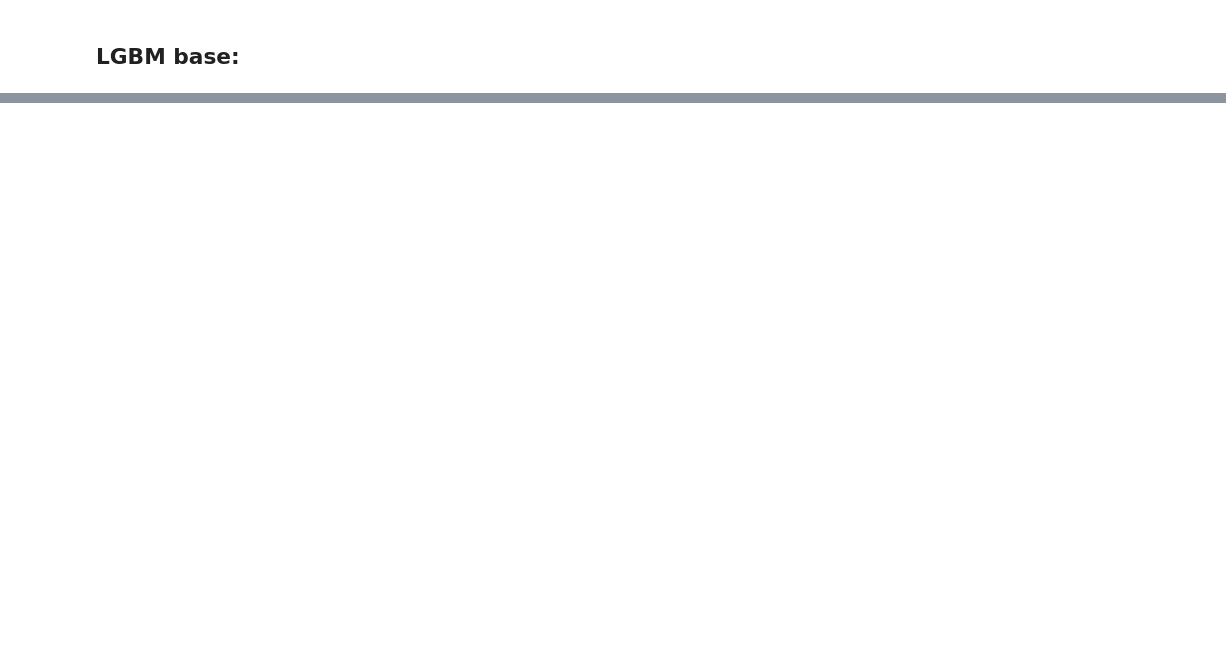
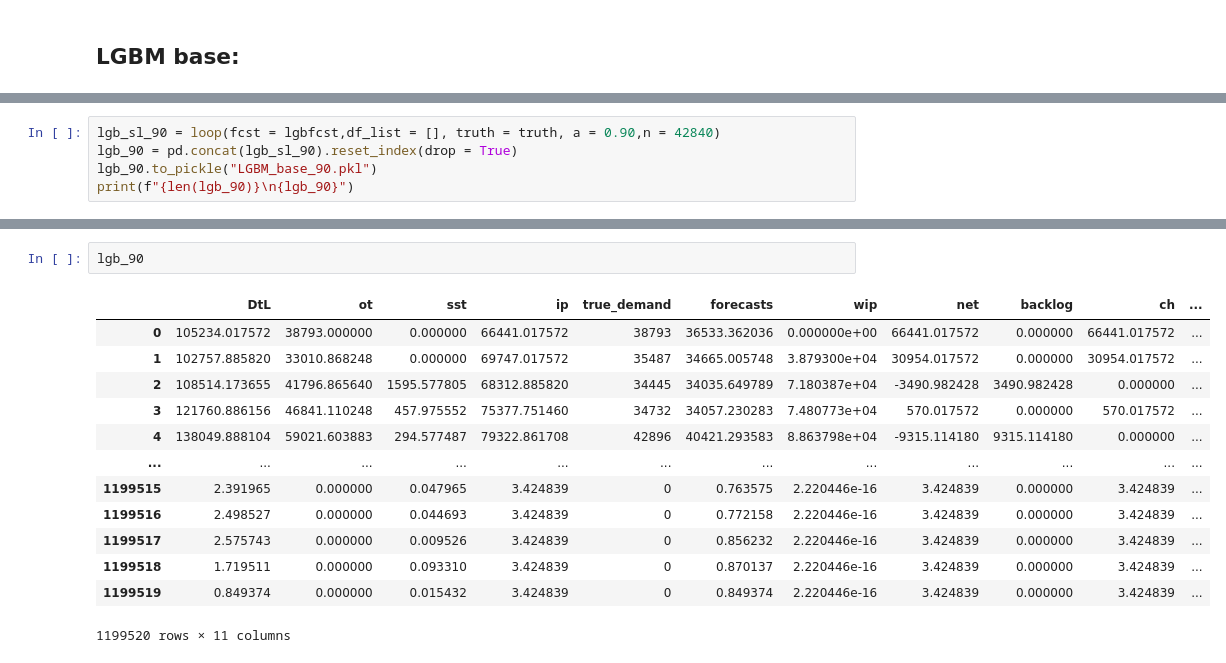
Before and after one commit to y1ngjiezhao/ExtensionForHFModeling, a Jupyter notebook: Simulation.ipynb, the cells around one changed output, grey strips where cells are left out. Saved outputs shown, nothing was run; the diff lists cells and outputs as text; blank space fills up the shorter version.

```diff
--- a/Simulation.ipynb
+++ b/Simulation.ipynb
@@ -116,0 +167,5 @@ l1 = a99[['backlog']]
+# %%
+lgb_sl_90 = loop(fcst = lgbfcst,df_list = [], truth = truth, a = 0.90,n = 42840)
+lgb_90 = pd.concat(lgb_sl_90).reset_index(drop = True)
+lgb_90.to_pickle("LGBM_base_90.pkl")
+print(f"{len(lgb_90)}\n{lgb_90}")
@@ -120,0 +203,16 @@ len(np.where(l1==0)[0])/len(l1)
+# %%
+lgb_90
+# %% [output]
+|  | DtL | ot | sst | ip | true_demand | forecasts | wip | net | backlog | ch | ... |
+| 0 | 105234.017572 | 38793.000000 | 0.000000 | 66441.017572 | 38793 | 36533.362036 | 0.000000e+00 | 66441.017572 | 0.000000 | 66441.017572 | ... |
+| 1 | 102757.885820 | 33010.868248 | 0.000000 | 69747.017572 | 35487 | 34665.005748 | 3.879300e+04 | 30954.017572 | 0.000000 | 30954.017572 | ... |
+| 2 | 108514.173655 | 41796.865640 | 1595.577805 | 68312.885820 | 34445 | 34035.649789 | 7.180387e+04 | -3490.982428 | 3490.982428 | 0.000000 | ... |
+| 3 | 121760.886156 | 46841.110248 | 457.975552 | 75377.751460 | 34732 | 34057.230283 | 7.480773e+04 | 570.017572 | 0.000000 | 570.017572 | ... |
+| 4 | 138049.888104 | 59021.603883 | 294.577487 | 79322.861708 | 42896 | 40421.293583 | 8.863798e+04 | -9315.114180 | 9315.114180 | 0.000000 | ... |
+| ... | ... | ... | ... | ... | ... | ... | ... | ... | ... | ... | ... |
+| 1199515 | 2.391965 | 0.000000 | 0.047965 | 3.424839 | 0 | 0.763575 | 2.220446e-16 | 3.424839 | 0.000000 | 3.424839 | ... |
+| 1199516 | 2.498527 | 0.000000 | 0.044693 | 3.424839 | 0 | 0.772158 | 2.220446e-16 | 3.424839 | 0.000000 | 3.424839 | ... |
+| 1199517 | 2.575743 | 0.000000 | 0.009526 | 3.424839 | 0 | 0.856232 | 2.220446e-16 | 3.424839 | 0.000000 | 3.424839 | ... |
+| 1199518 | 1.719511 | 0.000000 | 0.093310 | 3.424839 | 0 | 0.870137 | 2.220446e-16 | 3.424839 | 0.000000 | 3.424839 | ... |
+| 1199519 | 0.849374 | 0.000000 | 0.015432 | 3.424839 | 0 | 0.849374 | 2.220446e-16 | 3.424839 | 0.000000 | 3.424839 | ... |
+1199520 rows × 11 columns
```
Also changed, not shown: parts of 18 cells of this notebook.
